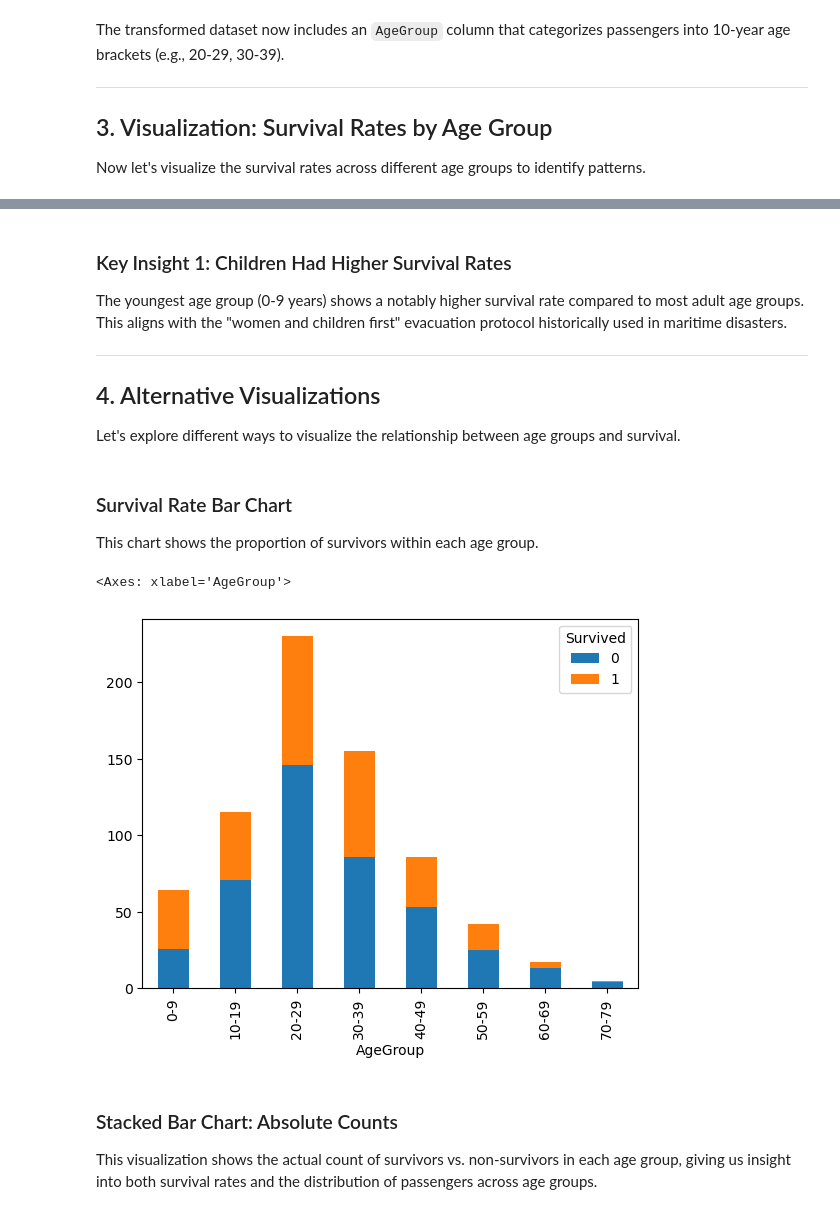
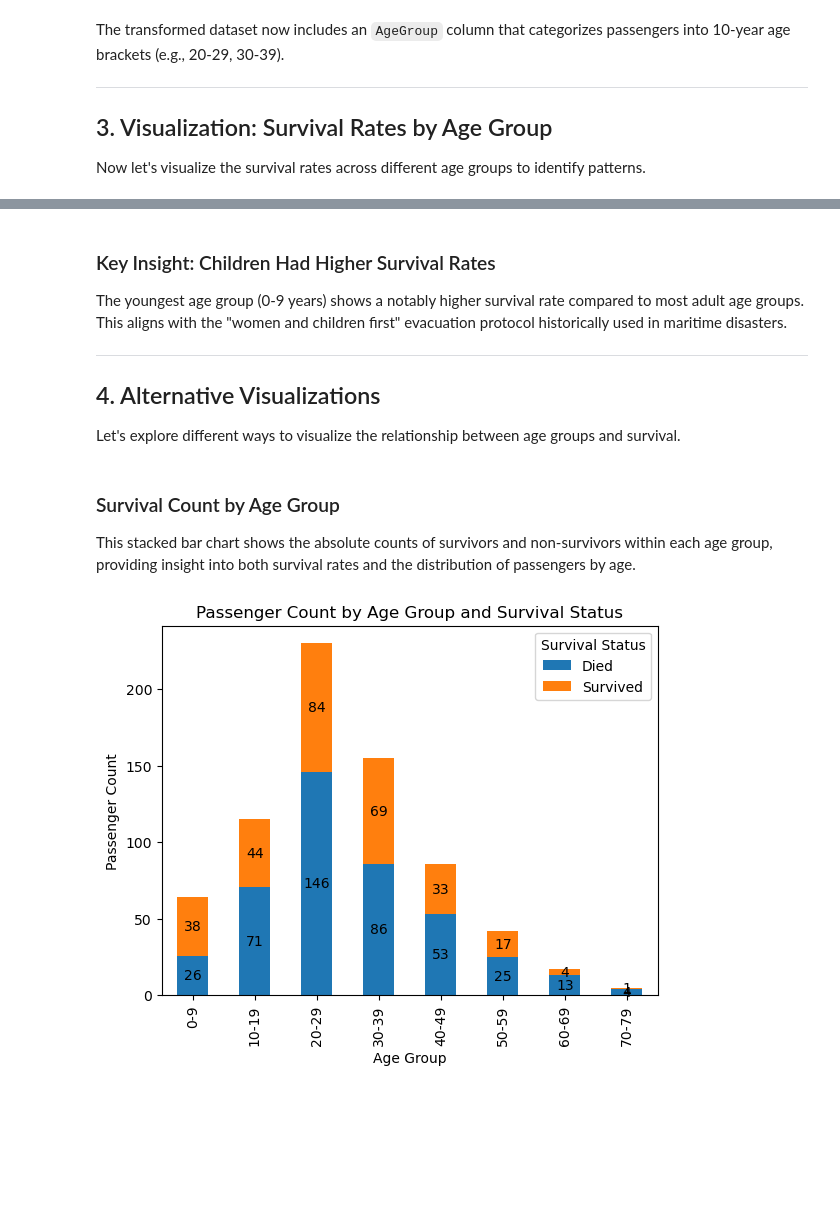
Before and after one commit to JamesStafford/TitanicKaggle, a Jupyter notebook: notebooks/survival_by_age_kaggle_titanic_notebook.ipynb, the cells around one changed output, grey strips where cells are left out. Drawn from its saved outputs; the diff is of its cells as text; code cells hidden in the pictures; blank space fills up the shorter version.

```diff
--- a/notebooks/survival_by_age_kaggle_titanic_notebook.ipynb
+++ b/notebooks/survival_by_age_kaggle_titanic_notebook.ipynb
@@ -89,5 +113,5 @@ plt.show()
 # %% [markdown]
-### Key Insight 1: Children Had Higher Survival Rates
+### Key Insight: Children Had Higher Survival Rates
 
 The youngest age group (0-9 years) shows a notably higher survival rate compared to most adult age groups. This aligns with the "women and children first" evacuation protocol historically used in maritime disasters.
 
@@ -97,15 +121,27 @@ The youngest age group (0-9 years) shows a notably higher survival rate compared
 
 Let's explore different ways to visualize the relationship between age groups and survival.
 # %% [markdown]
-### Survival Rate Bar Chart
+### Survival Count by Age Group
 
-This chart shows the proportion of survivors within each age group.
+This stacked bar chart shows the absolute counts of survivors and non-survivors within each age group, providing insight into both survival rates and the distribution of passengers by age.
 # %%
-age_survival_df.groupby([AGE_GROUP_HEADER, SURVIVED_HEADER], observed=True).size().unstack().plot(kind='bar', stacked=True)
+from matplotlib.container import BarContainer
+
+survival_rate_bar_chart = age_survival_df.groupby([AGE_GROUP_HEADER, SURVIVED_HEADER], observed=True).size().unstack().plot(kind='bar', stacked=True)
+
+survival_rate_bar_chart.set_xlabel("Age Group")
+survival_rate_bar_chart.set_ylabel("Passenger Count")
+
+survival_rate_bar_chart.set_title("Passenger Count by Age Group and Survival Status")
+
+# Update legend labels for clarity
+survival_rate_bar_chart.legend(["Died", "Survived"], title="Survival Status")
+
+# Add value labels to stacked bars
+for container in survival_rate_bar_chart.containers:
+    if isinstance(container, BarContainer):
+        survival_rate_bar_chart.bar_label(container, label_type='center', fmt='%d')
+
+plt.show()
 # %% [output]
-<Axes: xlabel='AgeGroup'>
-[figure, old version]
+[figure, new version]
-# %% [markdown]
-### Stacked Bar Chart: Absolute Counts
-
-This visualization shows the actual count of survivors vs. non-survivors in each age group, giving us insight into both survival rates and the distribution of passengers across age groups.
```
Also changed, not shown: parts of 5 cells of this notebook, 2 other files.
